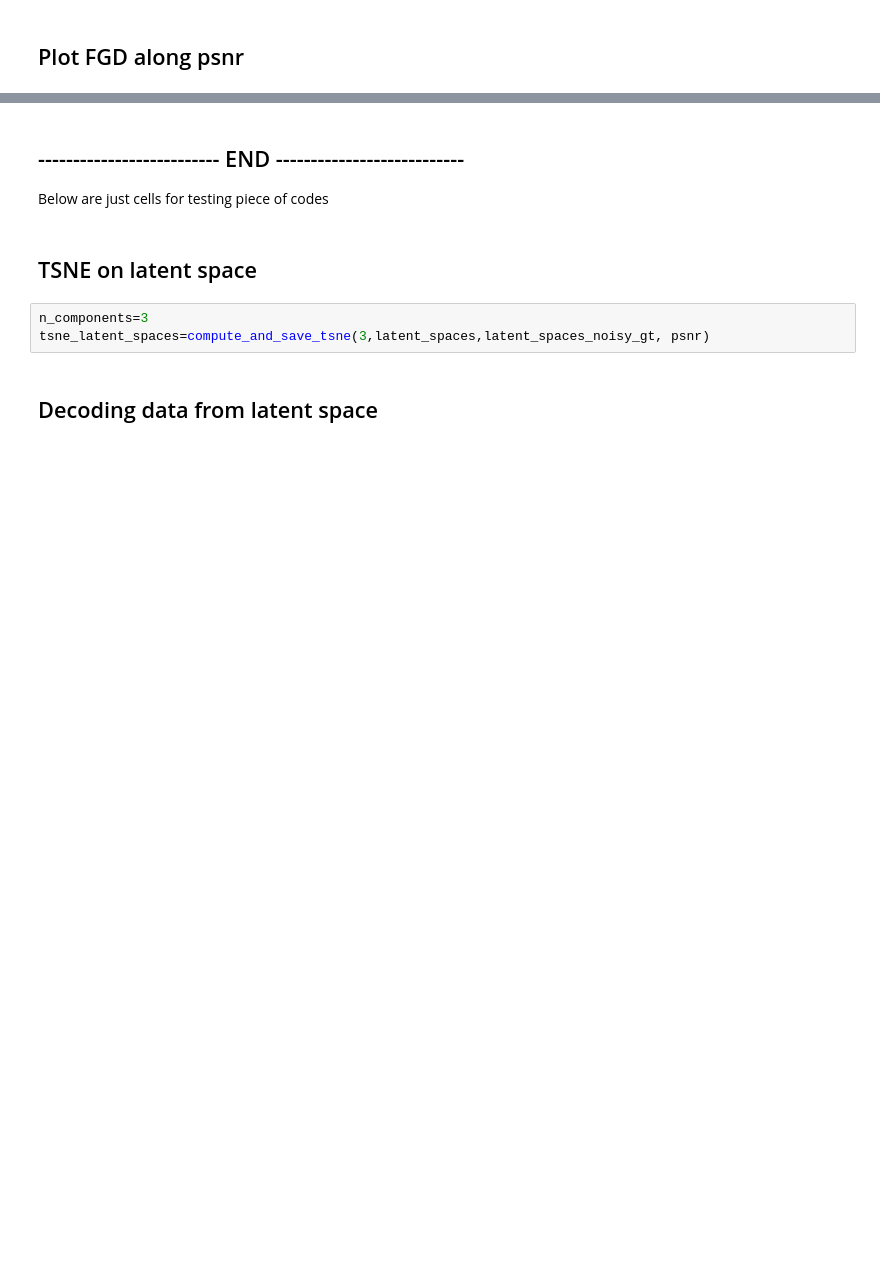
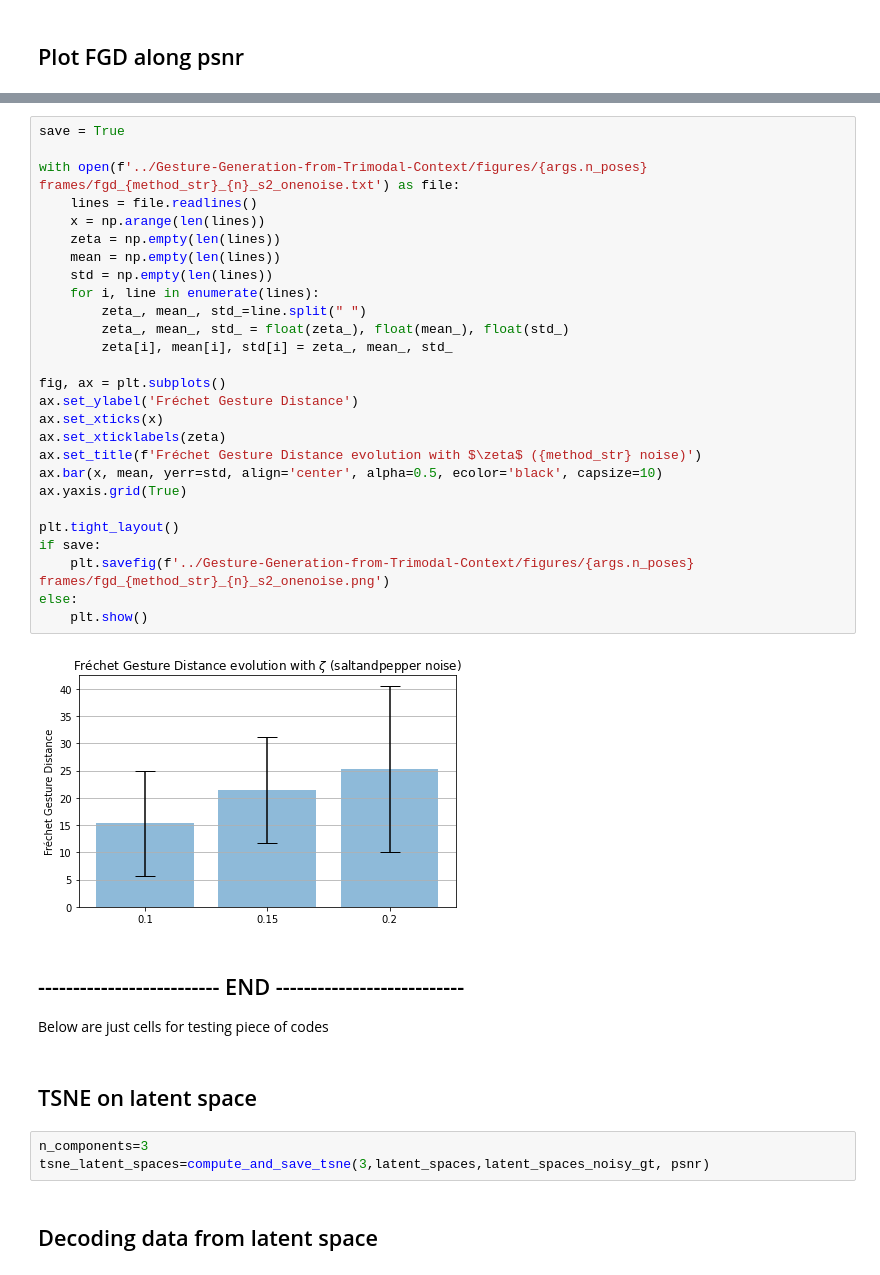
Before and after one commit to antmaio/FrechetMotionDistance, a Jupyter notebook: FGD_Conv1d.ipynb, the cells around one changed output, grey strips where cells are left out. Saved outputs shown, nothing was run; the diff lists cells and outputs as text; blank space fills up the shorter version.

```diff
--- a/FGD_Conv1d.ipynb
+++ b/FGD_Conv1d.ipynb
@@ -774,3 +838,32 @@ else:
+# %%
+save = True
+
+with open(f'../Gesture-Generation-from-Trimodal-Context/figures/{args.n_poses} frames/fgd_{method_str}_{n}_s2_onenoise.txt') as file:
+    lines = file.readlines()
+    x = np.arange(len(lines))
+    zeta = np.empty(len(lines))
+    mean = np.empty(len(lines))
+    std = np.empty(len(lines))
+    for i, line in enumerate(lines):
+        zeta_, mean_, std_=line.split(" ")
+        zeta_, mean_, std_ = float(zeta_), float(mean_), float(std_)
+        zeta[i], mean[i], std[i] = zeta_, mean_, std_
+
+fig, ax = plt.subplots()
+ax.set_ylabel('Fréchet Gesture Distance')
+ax.set_xticks(x)
+ax.set_xticklabels(zeta)
+ax.set_title(f'Fréchet Gesture Distance evolution with $\zeta$ ({method_str} noise)')
+ax.bar(x, mean, yerr=std, align='center', alpha=0.5, ecolor='black', capsize=10)
+ax.yaxis.grid(True)
+
+plt.tight_layout()
+if save:
+    plt.savefig(f'../Gesture-Generation-from-Trimodal-Context/figures/{args.n_poses} frames/fgd_{method_str}_{n}_s2_onenoise.png')
+else:
+    plt.show()
+# %% [output]
+[figure, added]
 # %% [markdown]
 ## -------------------------- END ---------------------------
 Below are just cells for testing piece of codes
```
Also changed, not shown: parts of 9 cells of this notebook, 1 other file.
